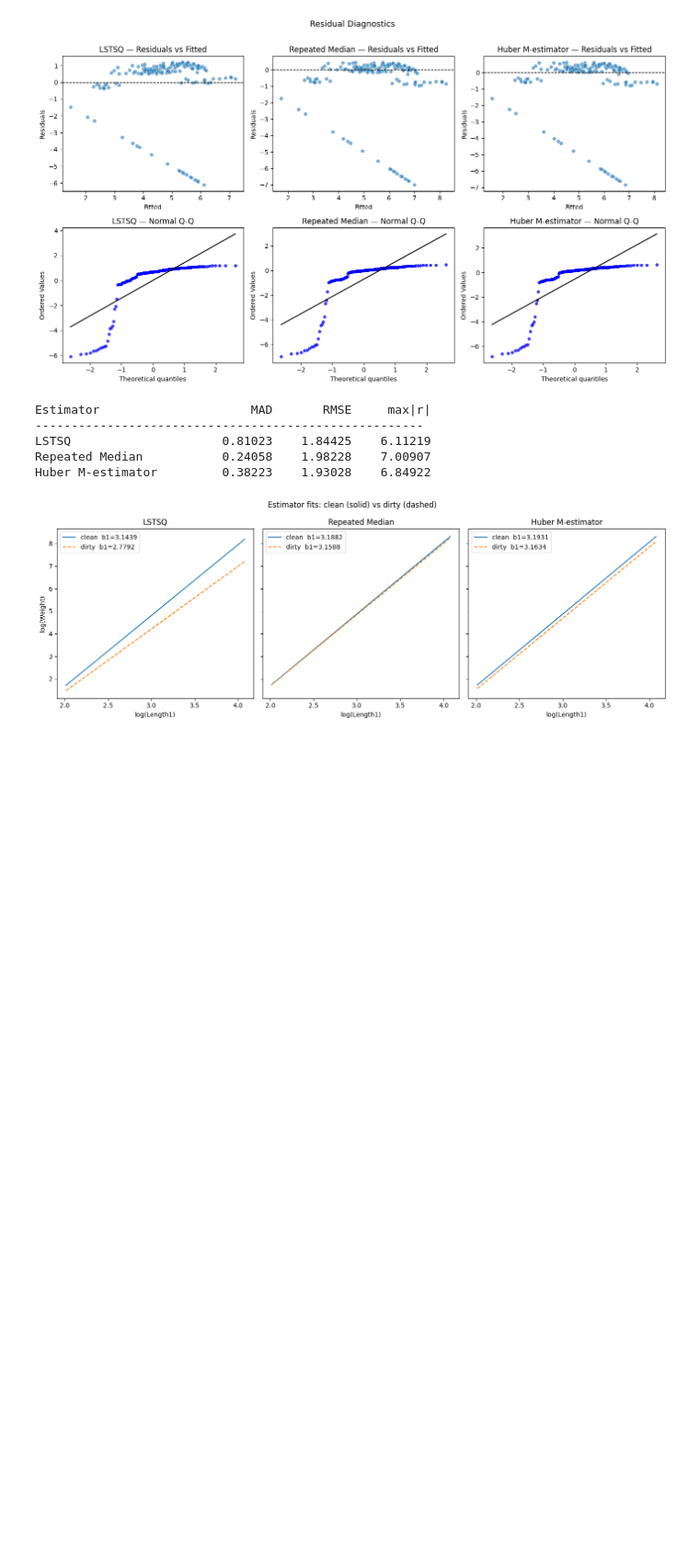
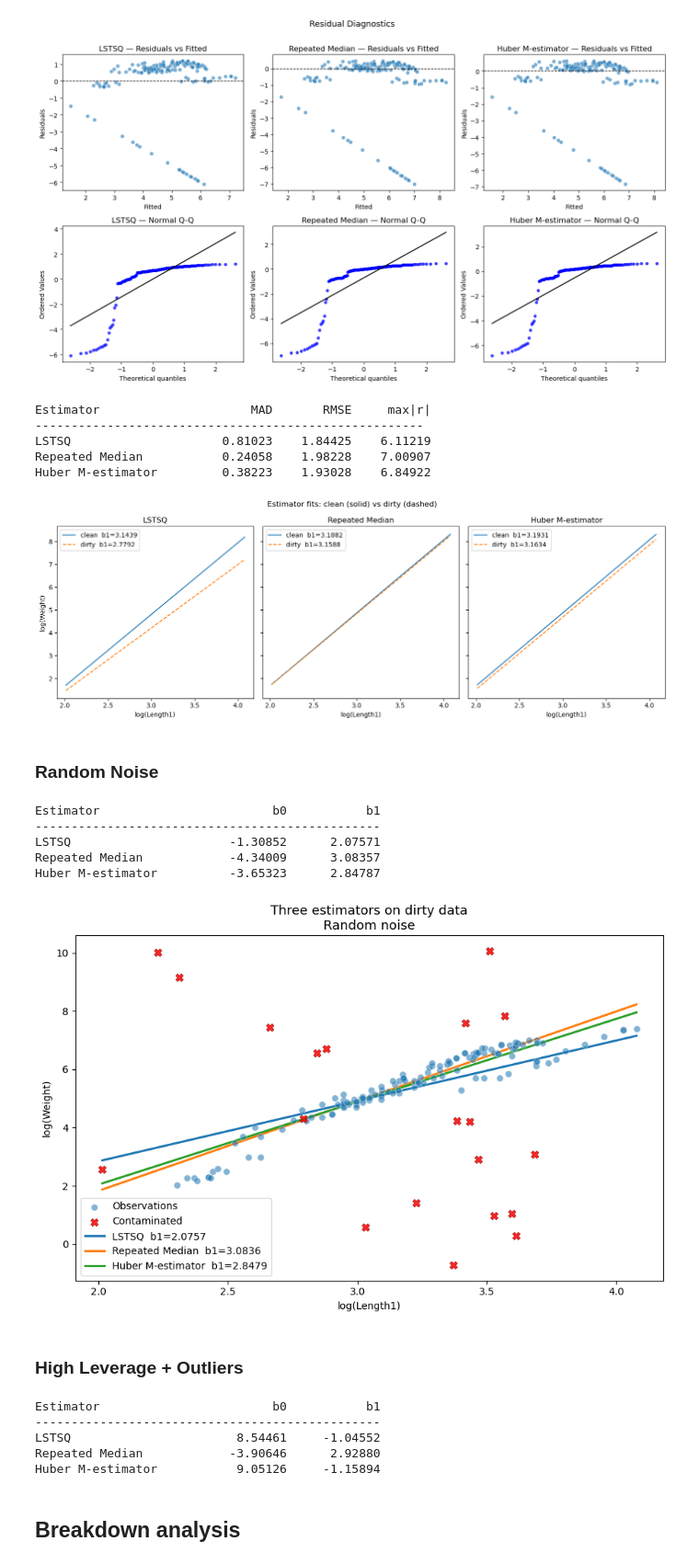
Before and after one commit to AnjaCvetkovic25/huber-vs-repeated-median, a Jupyter notebook: main.ipynb, the cells around one changed output. Shown at 92% size. Drawn from its saved outputs; the diff is of its cells as text; code cells hidden in the pictures; blank space fills up the shorter version.

```diff
--- a/main.ipynb
+++ b/main.ipynb
@@ -360,3 +318,24 @@ plt.tight_layout()
 plt.show()
 # %% [output]
 [figure]
+# %% [markdown]
+### Random Noise
+# %%
+x_rob = x.copy()
+y_rob = y.copy()
+
+outlier_idx = rng.choice(len(y_rob), number_of_outliers, replace=False)
+y_rob.iloc[outlier_idx] = rng.uniform(y_rob.min() - 3, y_rob.max() + 3, number_of_outliers)
+# %%
+estimators_rob_rn = lib.apply_estimators(x_rob, y_rob)
+lib.print_estimator_results(estimators_rob_rn)
+lib.regression_results(x_rob, y_rob, estimators_rob_rn, x_col, y_col, "Random noise", outlier_idx)
+# %% [output]
+Estimator                        b0           b1
+------------------------------------------------
+LSTSQ                      -1.30852      2.07571
+Repeated Median            -4.34009      3.08357
+Huber M-estimator          -3.65323      2.84787
+[figure, added]
+# %% [markdown]
+### High Leverage + Outliers
@@ -362,0 +351,12 @@ plt.show()
+# %%
+estimators_rob_hlo = lib.apply_estimators(x_rob, y_rob)
+lib.print_estimator_results(estimators_rob_hlo)
+lib.regression_results(x_rob, y_rob, estimators_rob_hlo, x_col, y_col, "High Leverage + Outliers", outlier_idx)
+# %% [output]
+Estimator                        b0           b1
+------------------------------------------------
+LSTSQ                       8.54461     -1.04552
+Repeated Median            -3.90646      2.92880
+Huber M-estimator           9.05126     -1.15894
+# %% [markdown]
+## Breakdown analysis
```
Also changed, not shown: parts of 27 cells of this notebook, 1 other file.
